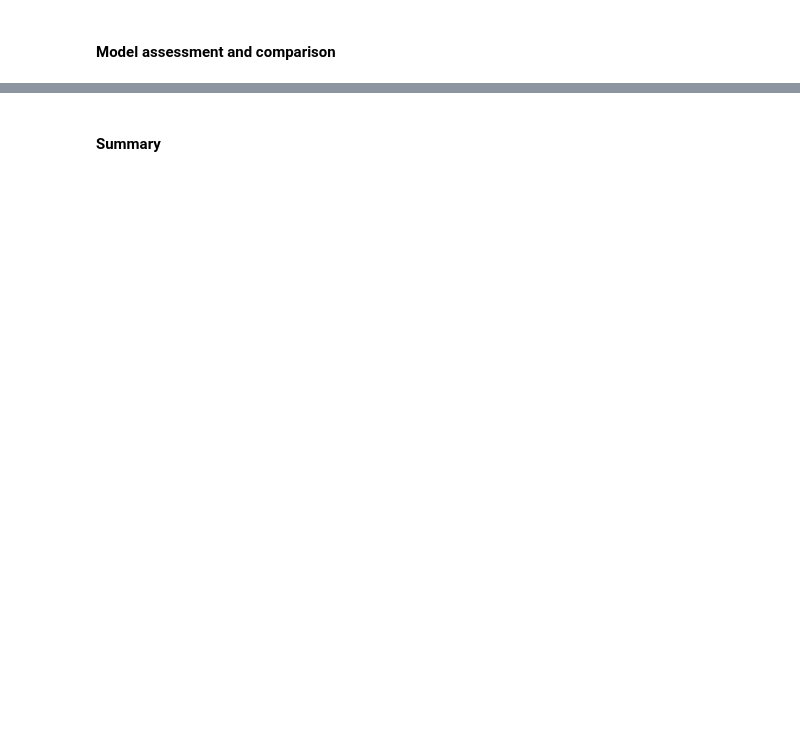
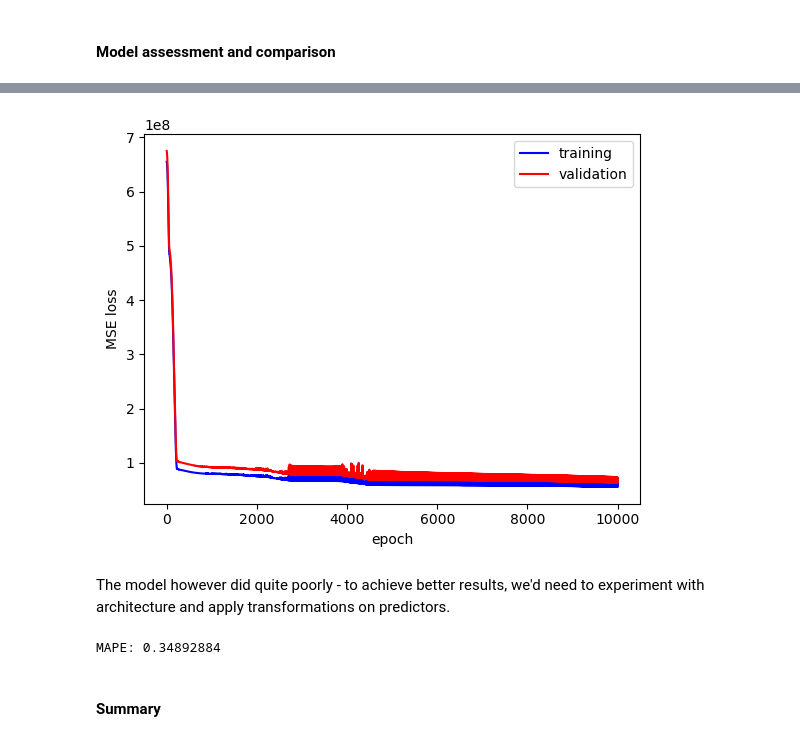
Before and after one commit to tjstarak/DSBA-ML2, a Jupyter notebook: code/regression.ipynb, the cells around one changed output, grey strips where cells are left out. Saved outputs shown, nothing was run; the diff lists cells and outputs as text; code cells hidden in the pictures; blank space fills up the shorter version.

```diff
--- a/code/regression.ipynb
+++ b/code/regression.ipynb
@@ -430,2 +525,54 @@ RMSE: 2155.48
+# %%
+model = NeuralNetwork([5, 1], cfg_network=cfg_network)
+
+nn_df = pd.concat([X_train[['mileage', 'tax', 'mpg', 'engineSize', 'year']], y_train], axis=1)
+df_train, df_validate = train_test_split(nn_df, train_size=0.8, random_state=123)
+
+X_nn_train = torch.tensor(df_train.iloc[:, :-1].values, device='cpu', requires_grad=True).to(torch.float32)
+y_nn_train = torch.tensor(df_train.iloc[:, -1].values, device='cpu').to(torch.float32)
+
+X_nn_validate = torch.tensor(df_validate.iloc[:, :-1].values, device='cpu', requires_grad=False).to(torch.float32)
+y_nn_validate = torch.tensor(df_validate.iloc[:, -1].values, device='cpu').to(torch.float32)
+
+optimizer = torch.optim.Adam(model.parameters(), lr=1e-2, eps=1e-8)
+
+loss_curve_train = []
+loss_curve_validate = []
+
+for epoch in range(10000):
+    optimizer.zero_grad()
+
+    probs_train = model.forward(X_nn_train)
+    loss_train = nn.MSELoss().forward(probs_train[:, 0], y_nn_train)
+    loss_curve_train.append(loss_train.detach().numpy())
+
+    probs_validate = model.forward(X_nn_validate)
+    loss_validate = nn.MSELoss().forward(probs_validate[:, 0], y_nn_validate)
+    loss_curve_validate.append(loss_validate.detach().numpy())
+
+    loss_train.backward()
+    nn.utils.clip_grad_norm_(model.parameters(), max_norm=1.0)
+    optimizer.step()
+# %%
+fig, ax = plt.subplots()
+
+ax.plot(loss_curve_train, color='blue', label='training')
+ax.plot(loss_curve_validate, color='red', label='validation')
+ax.legend()
+
+ax.set_xlabel('epoch')
+ax.set_ylabel('MSE loss')
+
+plt.show()
+# %% [output]
+[figure, added]
+# %% [markdown]
+The model however did quite poorly - to achieve better results, we'd need to experiment with architecture and apply transformations on predictors.
+# %%
+model.eval()
+y_pred = model.forward(X_nn_validate)
+print('MAPE:', metrics.mean_absolute_percentage_error(y_nn_validate, y_pred.detach().numpy()))
+# %% [output]
+MAPE: 0.34892884
 # %% [markdown]
 #### Summary
```
Also changed, not shown: parts of 23 cells of this notebook, 3 other files.
